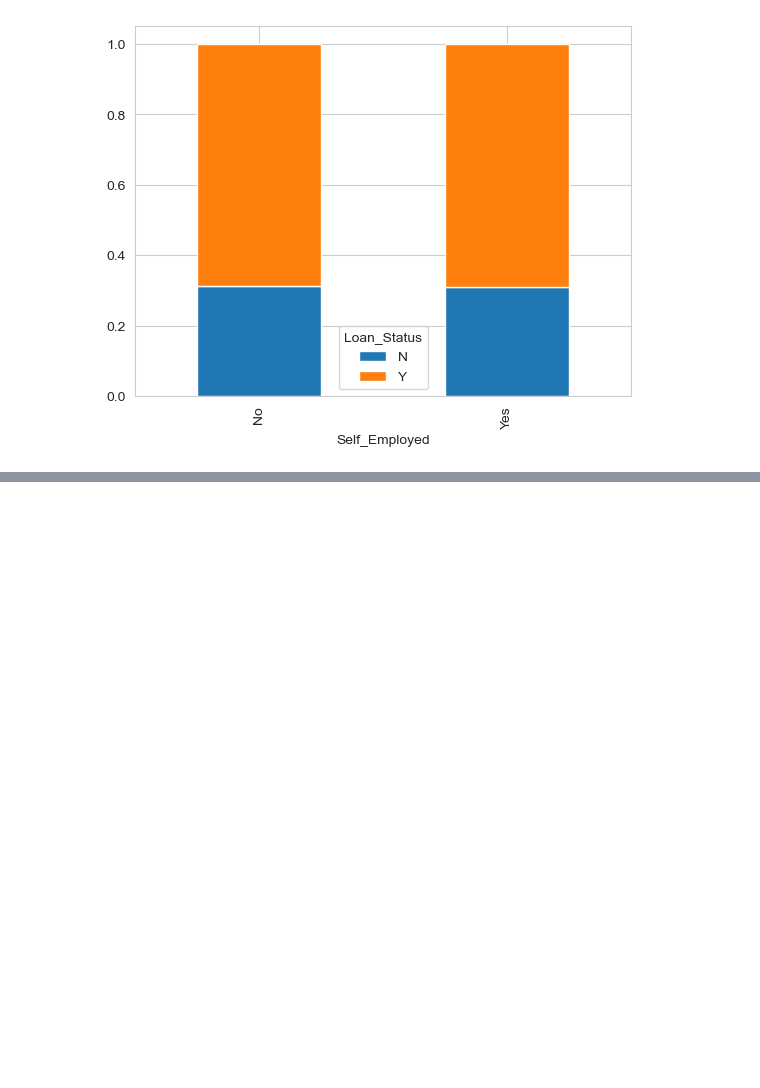
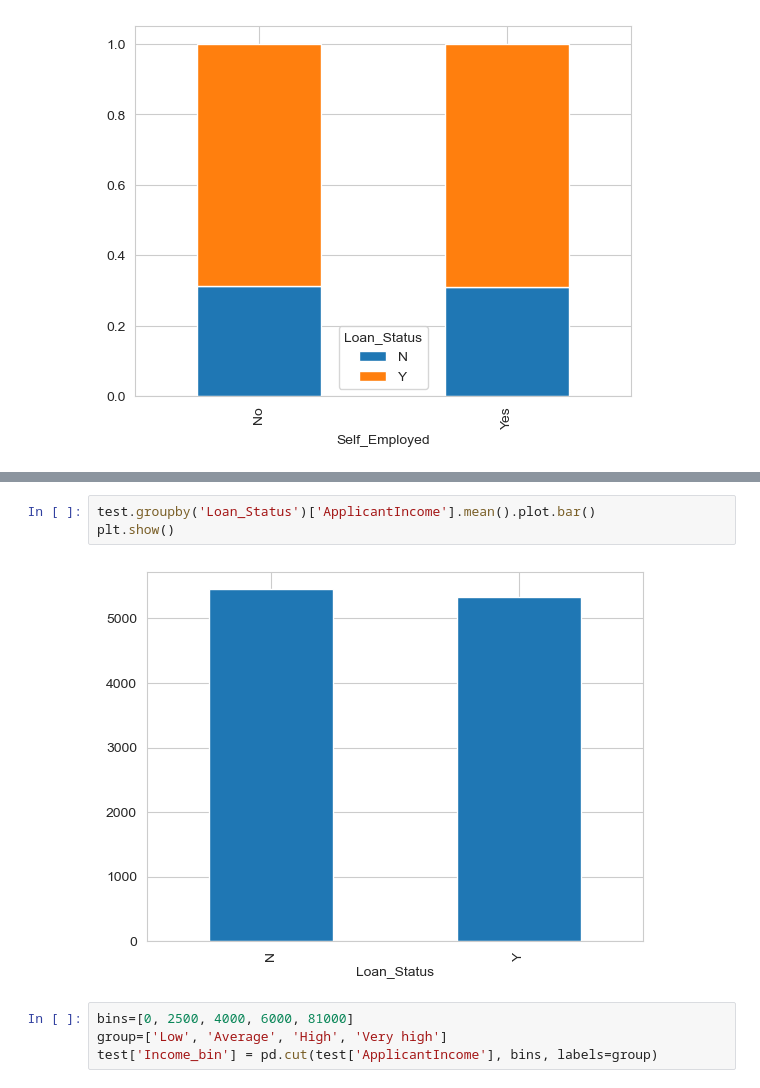
Before and after one commit to shyamghan17/MachineLearning, a Jupyter notebook: ML Assignment/LoanPredictionTrainning.ipynb, the cells around one changed output, grey strips where cells are left out. Saved outputs shown, nothing was run; the diff lists cells and outputs as text; blank space fills up the shorter version.

```diff
--- a/ML Assignment/LoanPredictionTrainning.ipynb
+++ b/ML Assignment/LoanPredictionTrainning.ipynb
@@ -159,0 +171,9 @@ plt.show()
+# %%
+test.groupby('Loan_Status')['ApplicantIncome'].mean().plot.bar()
+plt.show()
+# %% [output]
+[figure, added]
+# %%
+bins=[0, 2500, 4000, 6000, 81000]
+group=['Low', 'Average', 'High', 'Very high']
+test['Income_bin'] = pd.cut(test['ApplicantIncome'], bins, labels=group)
```
Also changed, not shown: parts of 10 cells of this notebook, 2 other files.
